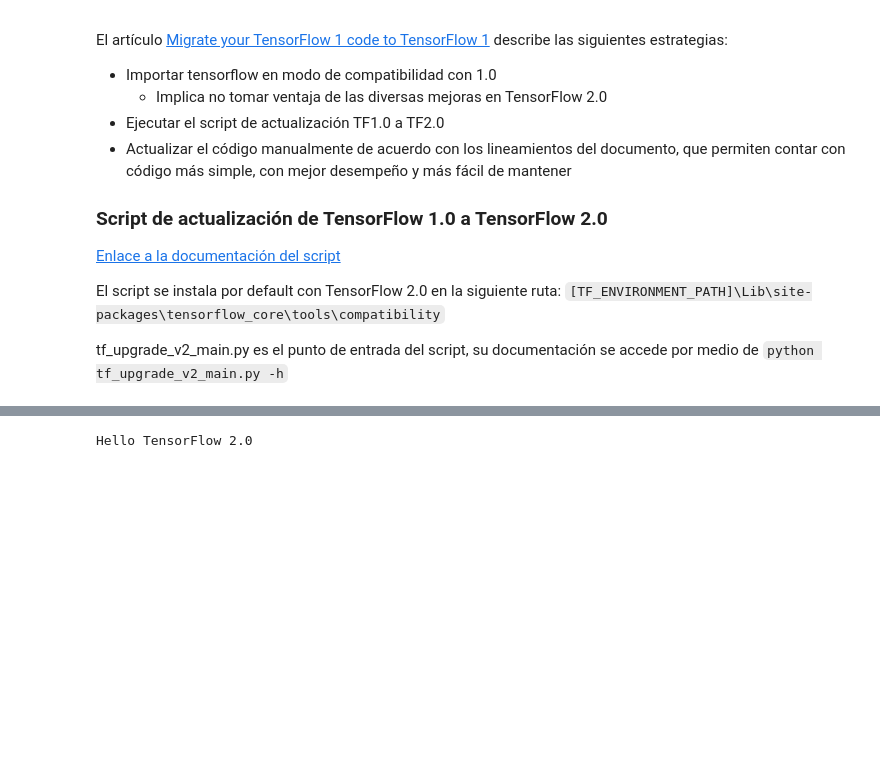
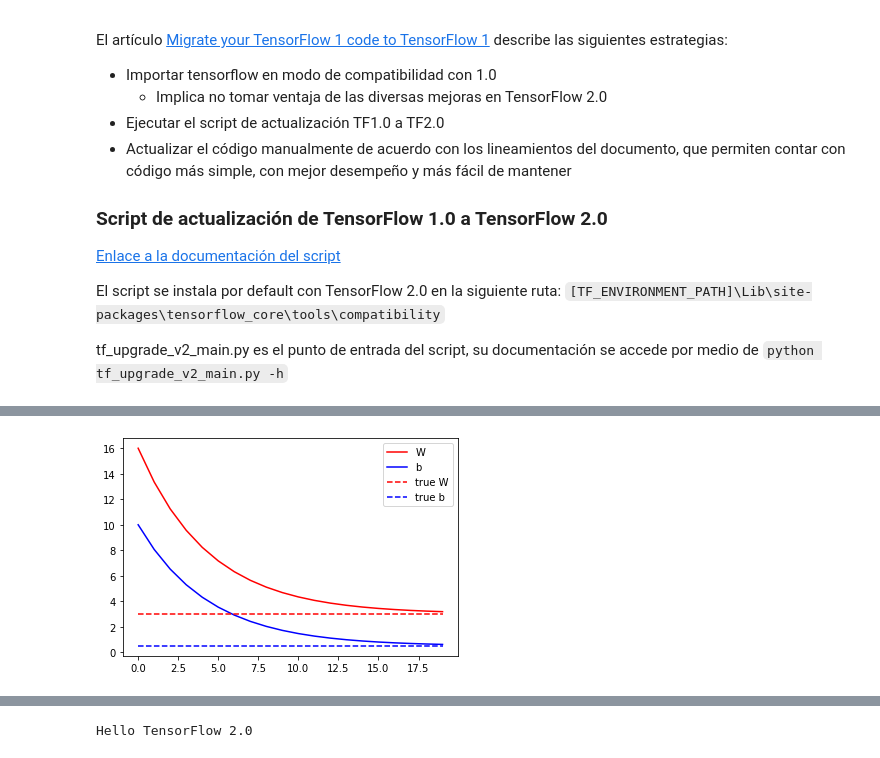
Before and after one commit to naylalex/m2-deep-learning, a Jupyter notebook: Introducción.ipynb, the cells around one changed output, grey strips where cells are left out. Saved outputs shown, nothing was run; the diff lists cells and outputs as text; code cells hidden in the pictures; blank space fills up the shorter version.

```diff
--- a/Introducción.ipynb
+++ b/Introducción.ipynb
@@ -272,0 +332,29 @@ Flujo de referencia:
+# %%
+def loss(y, y_pred):
+    return tf.reduce_mean(tf.square(y - y_pred))
+# %%
+def train(model, X, y, lr=0.01):
+    with tf.GradientTape() as t:
+        current_loss = loss(y, model(X))
+
+    dW, db = t.gradient(current_loss, [model.W, model.b])
+    model.W.assign_sub(lr * dW)
+    model.b.assign_sub(lr * db)
+# %%
+model = Model()
+Ws, bs = [], []
+epochs = 20
+for epoch in range(epochs):
+    Ws.append(model.W.numpy()) # eager execution allows us to do this
+    bs.append(model.b.numpy())
+
+    current_loss = loss(y, model(X))
+
+    train(model, X, y, lr=0.1)
+    print(f"Epoch {epoch}: Loss: {current_loss.numpy()}")
+
+plt.plot(range(epochs), Ws, 'r', range(epochs), bs, 'b')
+plt.plot([TRUE_W] * epochs, 'r--', [TRUE_b] * epochs, 'b--')
+plt.legend(['W', 'b', 'true W', 'true b'])
+plt.show()
+# %% [output]
@@ -272,0 +381 @@ Flujo de referencia:
+[figure, added]
```
Also changed, not shown: parts of 13 cells of this notebook.
